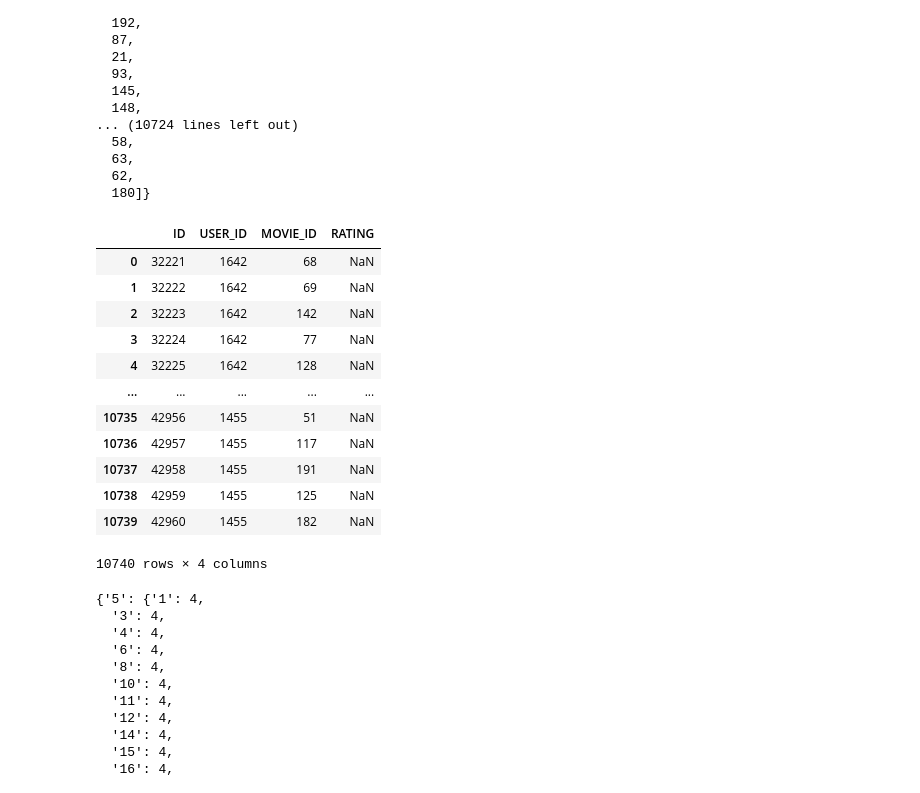
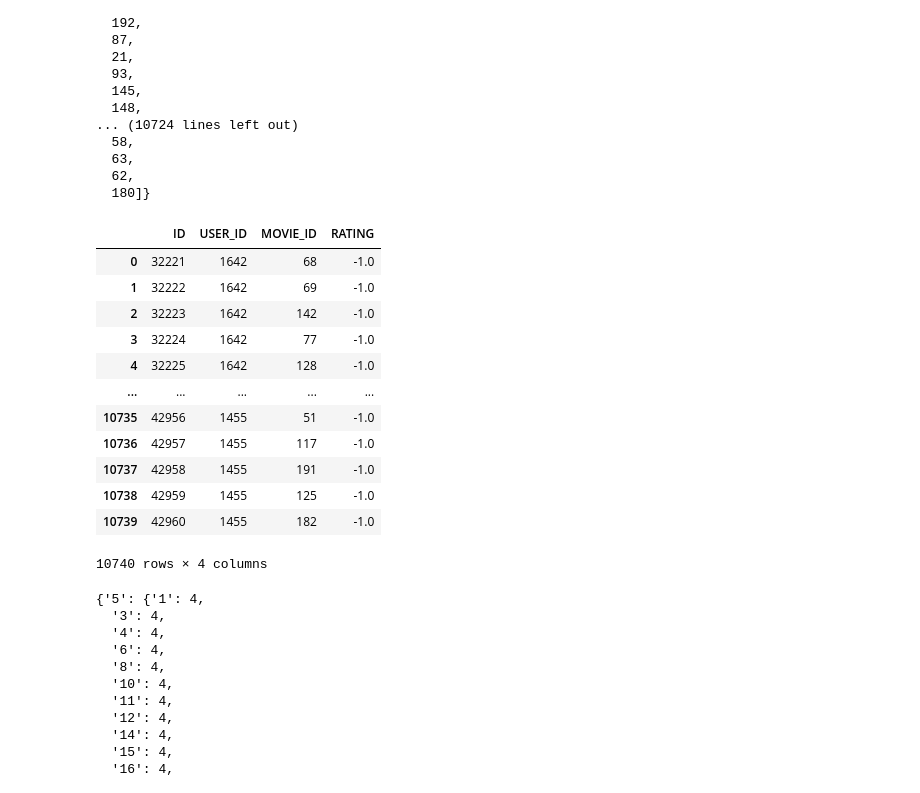
Before and after one commit to brzozio/TUL-Machine-Learning, a Jupyter notebook: src/knn_csv_task.ipynb, the cells around one changed output. Drawn from its saved outputs; the diff is of its cells as text; code cells hidden in the pictures.

```diff
--- a/src/knn_csv_task.ipynb
+++ b/src/knn_csv_task.ipynb
@@ -29,22 +29,22 @@ user_movie_dict
   62,
   180]}
 # %%
-raw_null_csv = pd.read_csv(csv_path + '\\task.csv', sep=';', header=None)
+raw_null_csv = pd.read_csv(csv_path + '\\task.csv', sep=';', header=None).fillna(-1)
 raw_null_csv.columns = ['ID', 'USER_ID', 'MOVIE_ID', 'RATING']
 raw_null_csv
 # %% [output]
 |  | ID | USER_ID | MOVIE_ID | RATING |
-| 0 | 32221 | 1642 | 68 | NaN |
-| 1 | 32222 | 1642 | 69 | NaN |
-| 2 | 32223 | 1642 | 142 | NaN |
-| 3 | 32224 | 1642 | 77 | NaN |
-| 4 | 32225 | 1642 | 128 | NaN |
+| 0 | 32221 | 1642 | 68 | -1.0 |
+| 1 | 32222 | 1642 | 69 | -1.0 |
+| 2 | 32223 | 1642 | 142 | -1.0 |
+| 3 | 32224 | 1642 | 77 | -1.0 |
+| 4 | 32225 | 1642 | 128 | -1.0 |
 | ... | ... | ... | ... | ... |
-| 10735 | 42956 | 1455 | 51 | NaN |
-| 10736 | 42957 | 1455 | 117 | NaN |
-| 10737 | 42958 | 1455 | 191 | NaN |
-| 10738 | 42959 | 1455 | 125 | NaN |
-| 10739 | 42960 | 1455 | 182 | NaN |
+| 10735 | 42956 | 1455 | 51 | -1.0 |
+| 10736 | 42957 | 1455 | 117 | -1.0 |
+| 10737 | 42958 | 1455 | 191 | -1.0 |
+| 10738 | 42959 | 1455 | 125 | -1.0 |
+| 10739 | 42960 | 1455 | 182 | -1.0 |
 10740 rows × 4 columns
 # %%
 import json
```
Also changed, not shown: parts of 1 cell of this notebook, 2 other files.
